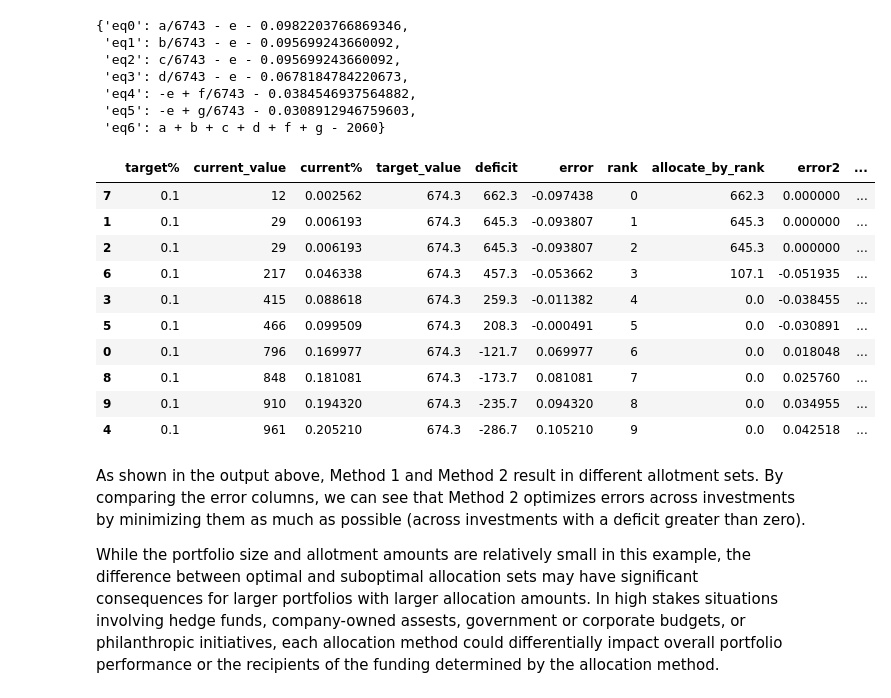
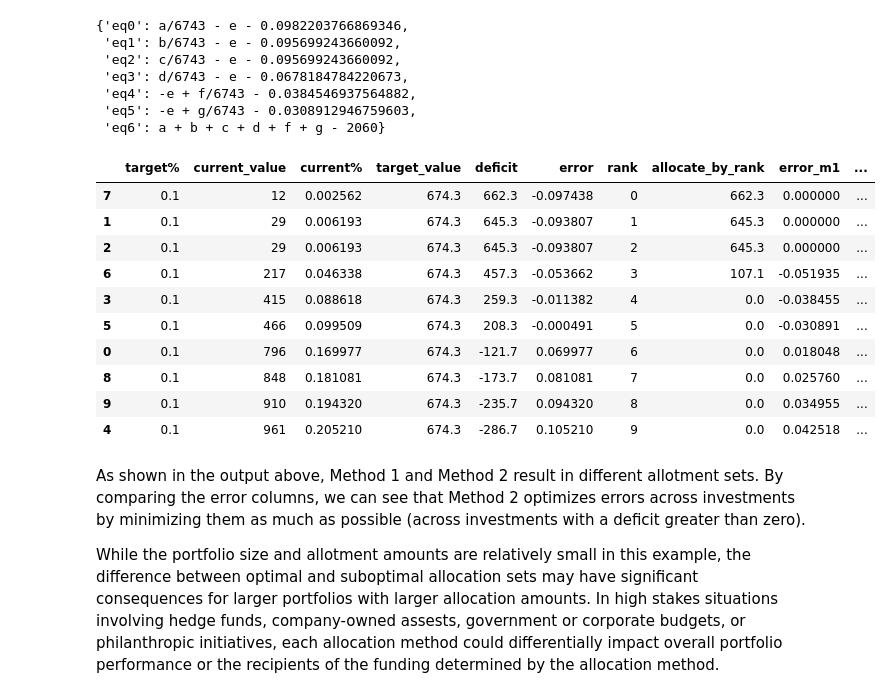
Before and after one commit to Michael-Covell/portfolio_allocator, a Jupyter notebook: portfolio_allocator_tour.ipynb, the cells around one changed output. Cells and saved outputs as stored; diff of their text form; code cells hidden in the pictures.

```diff
--- a/portfolio_allocator_tour.ipynb
+++ b/portfolio_allocator_tour.ipynb
@@ -118,7 +118,7 @@ for rank in df['rank']:
     money = cash - allocated_cumsum
 
 # calculate the error of the new values of investments in the hypothetical portfolio in which these allotments were made
-df['error2'] = ((df['current_value'] + df['allocate_by_rank']) / (df['current_value'].sum()+cash)) - df['target%']
+df['error_m1'] = ((df['current_value'] + df['allocate_by_rank']) / (df['current_value'].sum()+cash)) - df['target%']
 
 # make sure the sum of the allocations equals the cash
 print('cash = ',cash)
@@ -197,28 +197,28 @@ System of equations:
 # %%
 # Calculate minimal error for investments with a deficit greater than zero
 # The equation for e is derived from the system of equations presented above
 cv = df['current_value'].to_list()
 t_pct = df['target%'].to_list()
 deficit = df['deficit'].to_list()
 select_ranks = [i for i in range(len(df)) if deficit[i]>0]
 select_cv = sum([cv[i] for i in select_ranks])
 select_t_pct = sum([t_pct[i] for i in select_ranks])
 select_ranks_cnt = len(select_ranks)
 e = 1/select_ranks_cnt * ((select_cv + cash)/(sum(cv) + cash) - select_t_pct)
 
 # Calculate cash allotments in a dictionary where keys are ranks and values are allotments
 # The equation for each allotment is derived from the system of equations presented above
 allotments = {i:((e + t_pct[i])*(sum(cv)+cash)) - cv[i] if i in select_ranks else 0 for i in range(len(df))}
 
 # Create column containing allotments calculated via Method 2
 df['allocate_for_minimal_errors'] = df.apply(lambda r: allocations[r['rank']],axis=1)
 
 # Calculate errors based on Method 2 allotments
-df['error3'] = ((df['current_value'] + df['allocate_for_minimal_errors']) / (df['current_value'].sum()+cash)) - df['target%']
+df['error_m2'] = ((df['current_value'] + df['allocate_for_minimal_errors']) / (df['current_value'].sum()+cash)) - df['target%']
 
 df
 # %% [output]
-|  | target% | current_value | current% | target_value | deficit | error | rank | allocate_by_rank | error2 | ... |
+|  | target% | current_value | current% | target_value | deficit | error | rank | allocate_by_rank | error_m1 | ... |
 | 7 | 0.1 | 12 | 0.002562 | 674.3 | 662.3 | -0.097438 | 0 | 662.3 | 0.000000 | ... |
 | 1 | 0.1 | 29 | 0.006193 | 674.3 | 645.3 | -0.093807 | 1 | 645.3 | 0.000000 | ... |
 | 2 | 0.1 | 29 | 0.006193 | 674.3 | 645.3 | -0.093807 | 2 | 645.3 | 0.000000 | ... |
```
Also changed, not shown: parts of 3 cells of this notebook.
